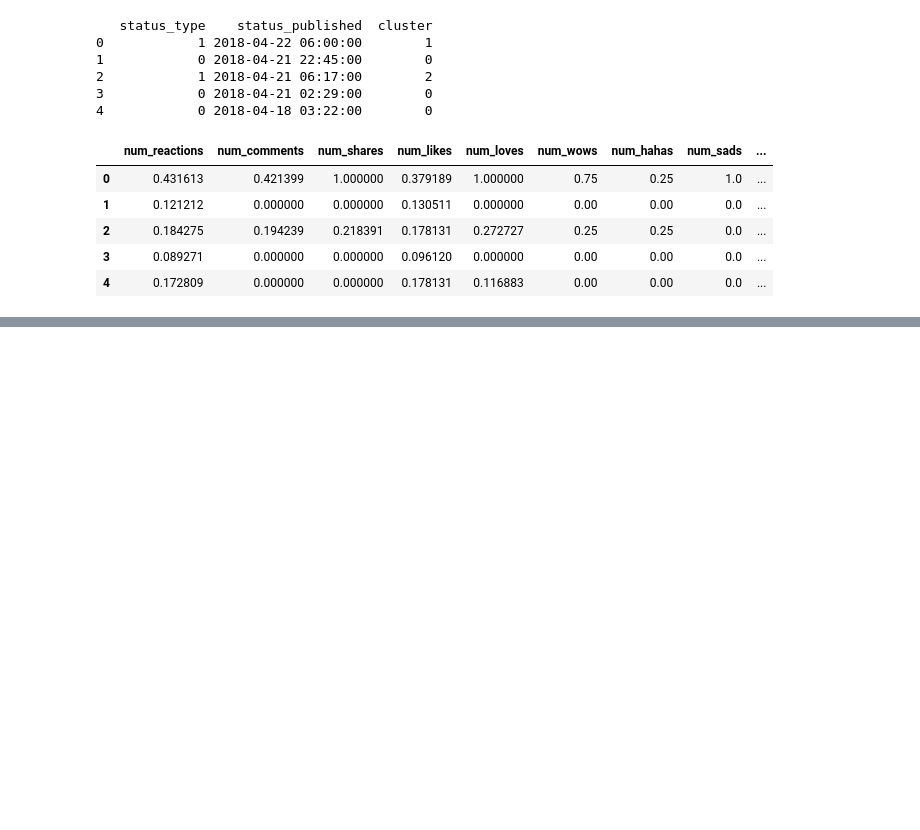
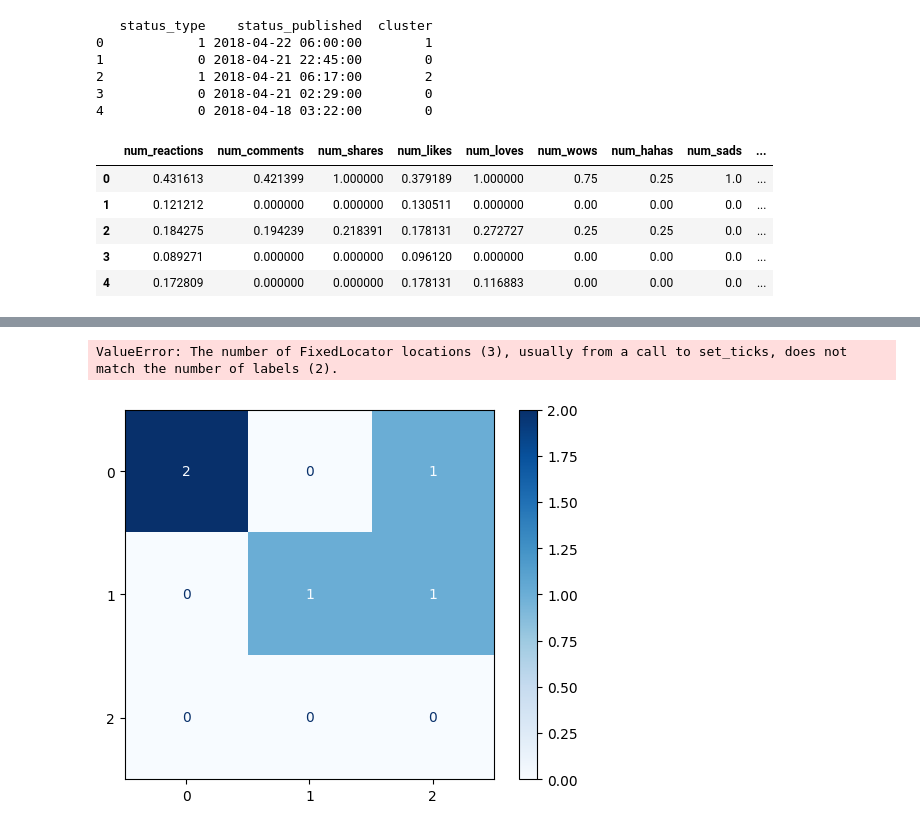
Before and after one commit to kent-debug/unsupervised-learning, a Jupyter notebook: social_media.ipynb, the cells around one changed output, grey strips where cells are left out. Saved outputs shown, nothing was run; the diff lists cells and outputs as text; code cells hidden in the pictures; blank space fills up the shorter version.

```diff
--- a/social_media.ipynb
+++ b/social_media.ipynb
@@ -384,7 +339,7 @@ room3 = pd.DataFrame(room3)
 #room3['hour_of_day'] = pd.to_datetime(room3['status_published']).dt.hour
 
 # Select features for clustering (continuous variables + 'hour_of_day')
-X = room3[room3_continuous]
+X = room3[room3_continuous + ['hour_of_day']]
 
 # Standardize numerical features
 scaler = StandardScaler()
@@ -524,2 +479,50 @@ sns.pairplot(room3, vars=room3_continuous, hue='cluster', palette='viridis')
 <seaborn.axisgrid.PairGrid at 0x...>
 [figure]
+# %%
+import pandas as pd
+import matplotlib.pyplot as plt
+from sklearn.cluster import KMeans
+from sklearn.preprocessing import StandardScaler
+from sklearn.metrics import confusion_matrix, ConfusionMatrixDisplay
+
+# Assuming 'room3' is your DataFrame with the provided data
+# Define continuous variables
+room3_continuous = ['num_reactions', 'num_comments', 'num_shares', 'num_likes', 'num_loves', 'num_wows', 'num_hahas', 'num_sads', 'num_angrys']
+
+# Assuming your DataFrame is already loaded and named 'room3'
+
+# Convert datetime to numerical representation
+room3['hour_of_day'] = pd.to_datetime(room3['status_published']).dt.hour
+
+# Select features for clustering (continuous variables + 'hour_of_day')
+X = room3[room3_continuous + ['hour_of_day']]
+
+# Standardize numerical features
+scaler = StandardScaler()
+X_scaled = scaler.fit_transform(X)
+
+# Initialize K-means clustering model
+kmeans = KMeans(n_clusters=3, random_state=42)
+kmeans.fit(X_scaled)
+
+# Get cluster labels
+cluster_labels = kmeans.labels_
+
+# Add cluster labels to original DataFrame
+room3['cluster'] = cluster_labels
+
+# Assuming you have ground truth labels in 'status_type' column
+true_labels = room3['status_type']
+
+# Compute the confusion matrix
+cm = confusion_matrix(true_labels, cluster_labels)
+
+# Display the confusion matrix using unique true labels as display labels
+unique_labels = np.unique(true_labels)
+disp = ConfusionMatrixDisplay(confusion_matrix=cm, display_labels=unique_labels)
+disp.plot(cmap=plt.cm.Blues)
+plt.title('Confusion Matrix')
+plt.show()
+# %% [output]
+ValueError: The number of FixedLocator locations (3), usually from a call to set_ticks, does not match the number of labels (2).
+[figure, added]
```
Also changed, not shown: parts of 3 cells of this notebook.
